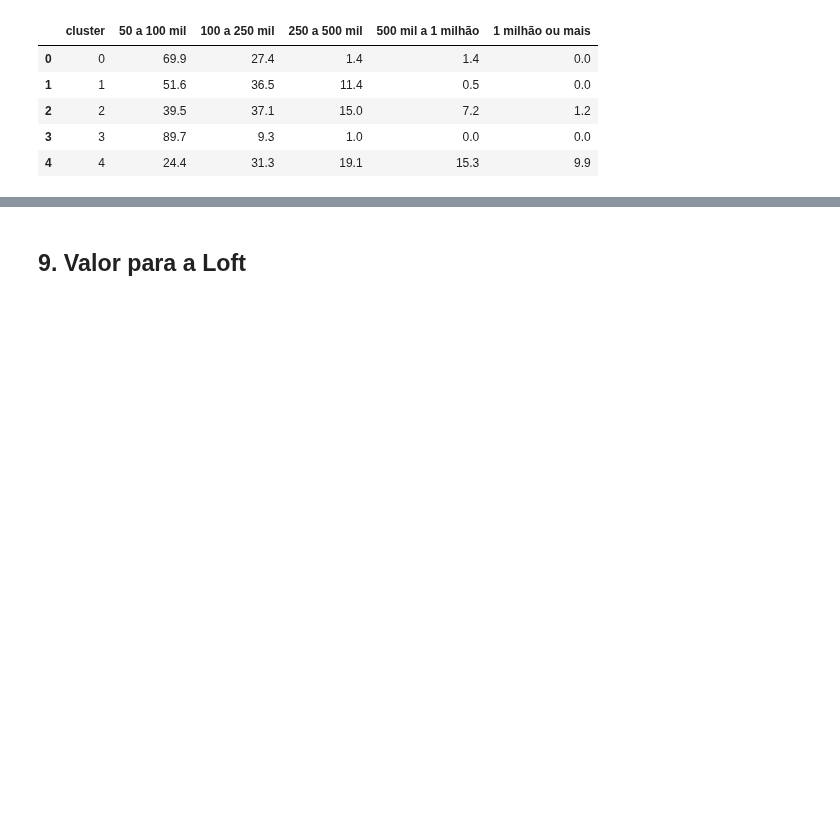
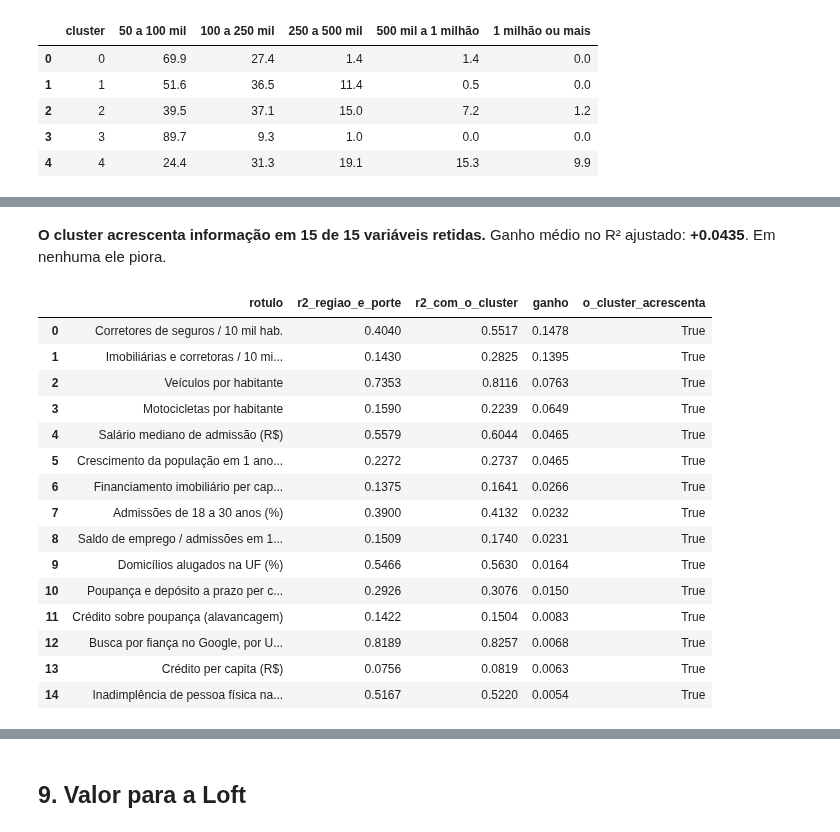
Before and after one commit to VictorGarcia25/ibmecPCDV20261_victor_lucas_beatriz_ravi, a Jupyter notebook: notebooks/02_poc_clusterizacao.ipynb, the cells around one changed output, grey strips where cells are left out. Drawn from its saved outputs; the diff is of its cells as text; code cells hidden in the pictures; blank space fills up the shorter version.

```diff
--- a/notebooks/02_poc_clusterizacao.ipynb
+++ b/notebooks/02_poc_clusterizacao.ipynb
@@ -389,0 +423,23 @@ display(tabela('20_composicao_porte'))
+# %%
+inc = tabela('25_valor_incremental_do_cluster')
+display(Markdown(f"**O cluster acrescenta informação em {int(inc.o_cluster_acrescenta.sum())} de {len(inc)} variáveis retidas.** "
+                 f"Ganho médio no R² ajustado: **{inc.ganho.mean():+.4f}**. Em nenhuma ele piora."))
+inc[['rotulo','r2_regiao_e_porte','r2_com_o_cluster','ganho','o_cluster_acrescenta']]
+# %% [output]
+**O cluster acrescenta informação em 15 de 15 variáveis retidas.** Ganho médio no R² ajustado: **+0.0435**. Em nenhuma ele piora.
+|  | rotulo | r2_regiao_e_porte | r2_com_o_cluster | ganho | o_cluster_acrescenta |
+| 0 | Corretores de seguros / 10 mil hab. | 0.4040 | 0.5517 | 0.1478 | True |
+| 1 | Imobiliárias e corretoras / 10 mi... | 0.1430 | 0.2825 | 0.1395 | True |
+| 2 | Veículos por habitante | 0.7353 | 0.8116 | 0.0763 | True |
+| 3 | Motocicletas por habitante | 0.1590 | 0.2239 | 0.0649 | True |
+| 4 | Salário mediano de admissão (R$) | 0.5579 | 0.6044 | 0.0465 | True |
+| 5 | Crescimento da população em 1 ano... | 0.2272 | 0.2737 | 0.0465 | True |
+| 6 | Financiamento imobiliário per cap... | 0.1375 | 0.1641 | 0.0266 | True |
+| 7 | Admissões de 18 a 30 anos (%) | 0.3900 | 0.4132 | 0.0232 | True |
+| 8 | Saldo de emprego / admissões em 1... | 0.1509 | 0.1740 | 0.0231 | True |
+| 9 | Domicílios alugados na UF (%) | 0.5466 | 0.5630 | 0.0164 | True |
+| 10 | Poupança e depósito a prazo per c... | 0.2926 | 0.3076 | 0.0150 | True |
+| 11 | Crédito sobre poupança (alavancagem) | 0.1422 | 0.1504 | 0.0083 | True |
+| 12 | Busca por fiança no Google, por U... | 0.8189 | 0.8257 | 0.0068 | True |
+| 13 | Crédito per capita (R$) | 0.0756 | 0.0819 | 0.0063 | True |
+| 14 | Inadimplência de pessoa física na... | 0.5167 | 0.5220 | 0.0054 | True |
```
Also changed, not shown: parts of 21 cells of this notebook, 21 other files.
